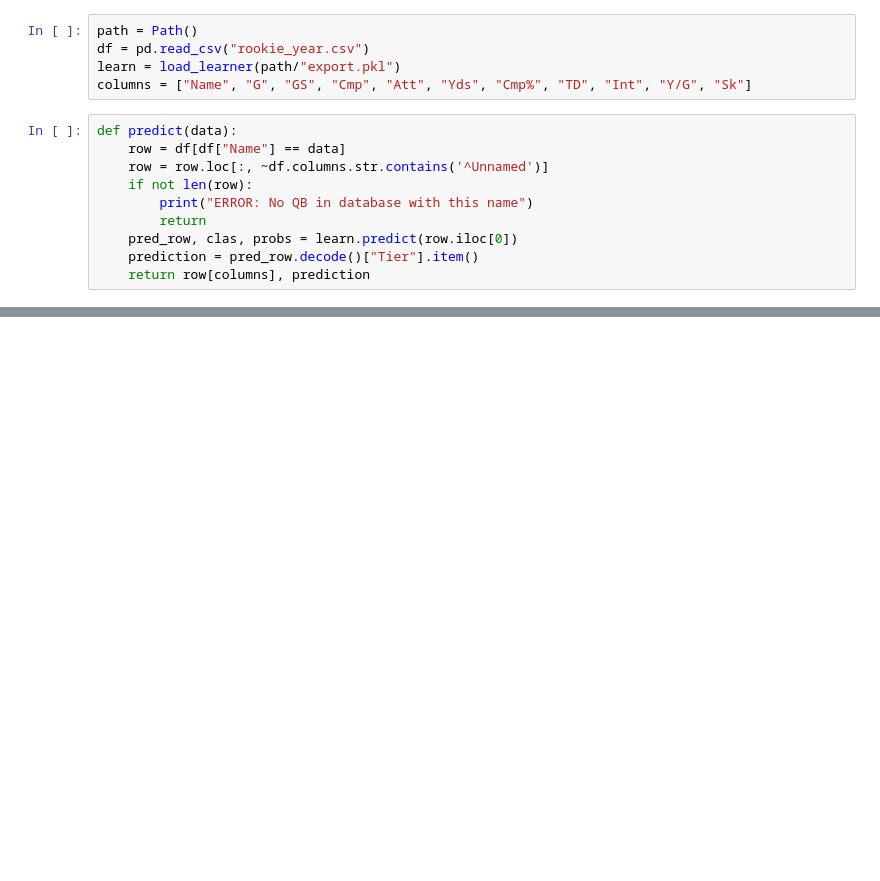
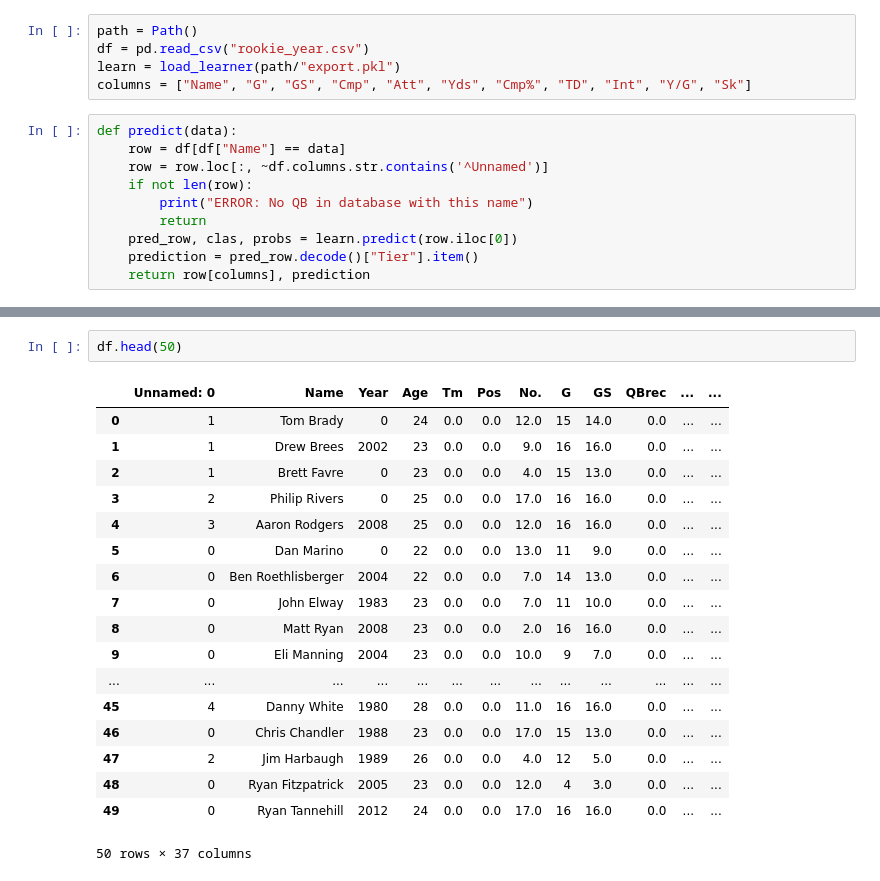
Before and after one commit to mhrice/Rookie-QB-Predictions, a Jupyter notebook: 3_Demo.ipynb, the cells around one changed output, grey strips where cells are left out. Cells and saved outputs as stored; diff of their text form; blank space fills up the shorter version.

```diff
--- a/3_Demo.ipynb
+++ b/3_Demo.ipynb
@@ -64,0 +68,21 @@ To create a public link, set `share=True` in `launch()`.
+# %%
+df.head(50)
+# %% [output]
+|  | Unnamed: 0 | Name | Year | Age | Tm | Pos | No. | G | GS | QBrec | ... | ... |
+| 0 | 1 | Tom Brady | 0 | 24 | 0.0 | 0.0 | 12.0 | 15 | 14.0 | 0.0 | ... | ... |
+| 1 | 1 | Drew Brees | 2002 | 23 | 0.0 | 0.0 | 9.0 | 16 | 16.0 | 0.0 | ... | ... |
+| 2 | 1 | Brett Favre | 0 | 23 | 0.0 | 0.0 | 4.0 | 15 | 13.0 | 0.0 | ... | ... |
+| 3 | 2 | Philip Rivers | 0 | 25 | 0.0 | 0.0 | 17.0 | 16 | 16.0 | 0.0 | ... | ... |
+| 4 | 3 | Aaron Rodgers | 2008 | 25 | 0.0 | 0.0 | 12.0 | 16 | 16.0 | 0.0 | ... | ... |
+| 5 | 0 | Dan Marino | 0 | 22 | 0.0 | 0.0 | 13.0 | 11 | 9.0 | 0.0 | ... | ... |
+| 6 | 0 | Ben Roethlisberger | 2004 | 22 | 0.0 | 0.0 | 7.0 | 14 | 13.0 | 0.0 | ... | ... |
+| 7 | 0 | John Elway | 1983 | 23 | 0.0 | 0.0 | 7.0 | 11 | 10.0 | 0.0 | ... | ... |
+| 8 | 0 | Matt Ryan | 2008 | 23 | 0.0 | 0.0 | 2.0 | 16 | 16.0 | 0.0 | ... | ... |
+| 9 | 0 | Eli Manning | 2004 | 23 | 0.0 | 0.0 | 10.0 | 9 | 7.0 | 0.0 | ... | ... |
+| ... | ... | ... | ... | ... | ... | ... | ... | ... | ... | ... | ... | ... |
+| 45 | 4 | Danny White | 1980 | 28 | 0.0 | 0.0 | 11.0 | 16 | 16.0 | 0.0 | ... | ... |
+| 46 | 0 | Chris Chandler | 1988 | 23 | 0.0 | 0.0 | 17.0 | 15 | 13.0 | 0.0 | ... | ... |
+| 47 | 2 | Jim Harbaugh | 1989 | 26 | 0.0 | 0.0 | 4.0 | 12 | 5.0 | 0.0 | ... | ... |
+| 48 | 0 | Ryan Fitzpatrick | 2005 | 23 | 0.0 | 0.0 | 12.0 | 4 | 3.0 | 0.0 | ... | ... |
+| 49 | 0 | Ryan Tannehill | 2012 | 24 | 0.0 | 0.0 | 17.0 | 16 | 16.0 | 0.0 | ... | ... |
+50 rows × 37 columns
```
Also changed, not shown: parts of 3 cells of this notebook.
